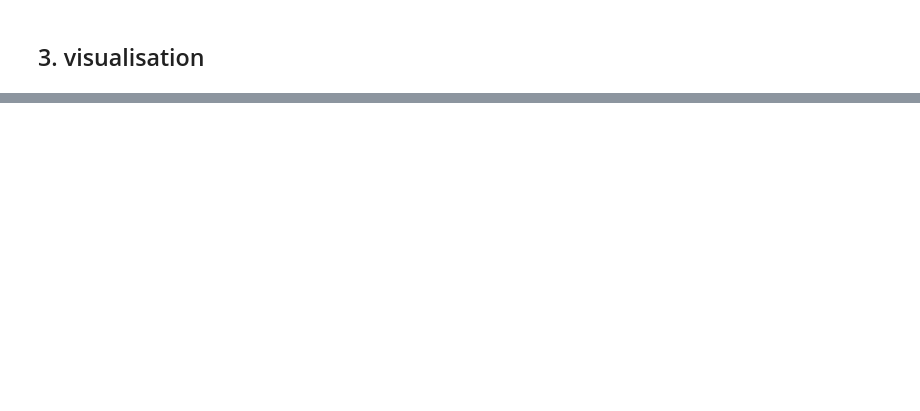
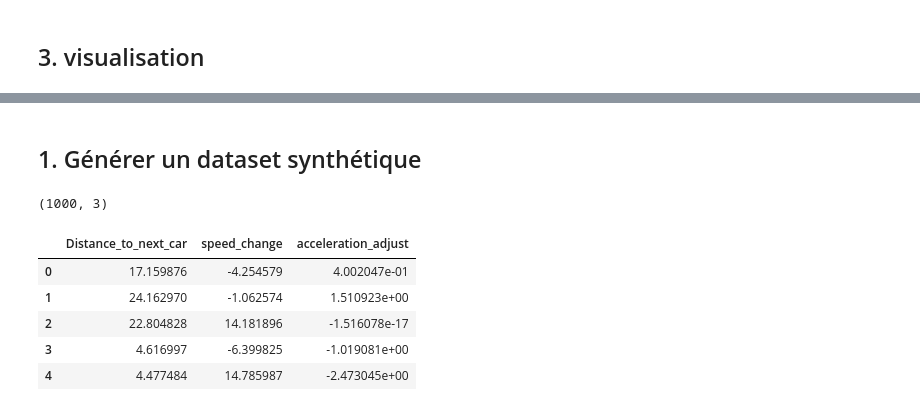
Before and after one commit to moad-cher/TPs-Ingenierie-des-Connaissances-, a Jupyter notebook: TP1-LF/TP-CHERGUI-Moad.ipynb, the cells around one changed output, grey strips where cells are left out. Cells and saved outputs as stored; diff of their text form; code cells hidden in the pictures; blank space fills up the shorter version.

```diff
--- a/TP1 Système d'infèrence floue/TP1.ipynb
+++ b/TP1-LF/TP-CHERGUI-Moad.ipynb
@@ -143,0 +145,2 @@ Acceleration_Adjust.view(sim=Acceleration_Adjust_simulator)
+# %% [markdown]
+## 1. Générer un dataset synthétique
@@ -143,0 +152,29 @@ Acceleration_Adjust.view(sim=Acceleration_Adjust_simulator)
+# %%
+
+n_samples = 1000
+dist_samples = np.random.uniform(0, 30, n_samples)
+speed_samples = np.random.uniform(-20, 20, n_samples)
+
+accel_outputs = []
+for d, s in zip(dist_samples, speed_samples):
+    Acceleration_Adjust_simulator.input['Distance_to_next_car'] = float(d)
+    Acceleration_Adjust_simulator.input['Speed_change'] = float(s)
+    Acceleration_Adjust_simulator.compute()
+    accel_outputs.append(float(Acceleration_Adjust_simulator.output['Acceleration_Adjust']))
+
+df = pd.DataFrame({
+    'Distance_to_next_car': dist_samples,
+    'speed_change': speed_samples,
+    'acceleration_adjust': accel_outputs
+})
+
+print(df.shape)
+df.head()
+# %% [output]
+(1000, 3)
+|  | Distance_to_next_car | speed_change | acceleration_adjust |
+| 0 | 17.159876 | -4.254579 | 4.002047e-01 |
+| 1 | 24.162970 | -1.062574 | 1.510923e+00 |
+| 2 | 22.804828 | 14.181896 | -1.516078e-17 |
+| 3 | 4.616997 | -6.399825 | -1.019081e+00 |
+| 4 | 4.477484 | 14.785987 | -2.473045e+00 |
```
Also changed, not shown: parts of 12 cells of this notebook, 4 other files.
